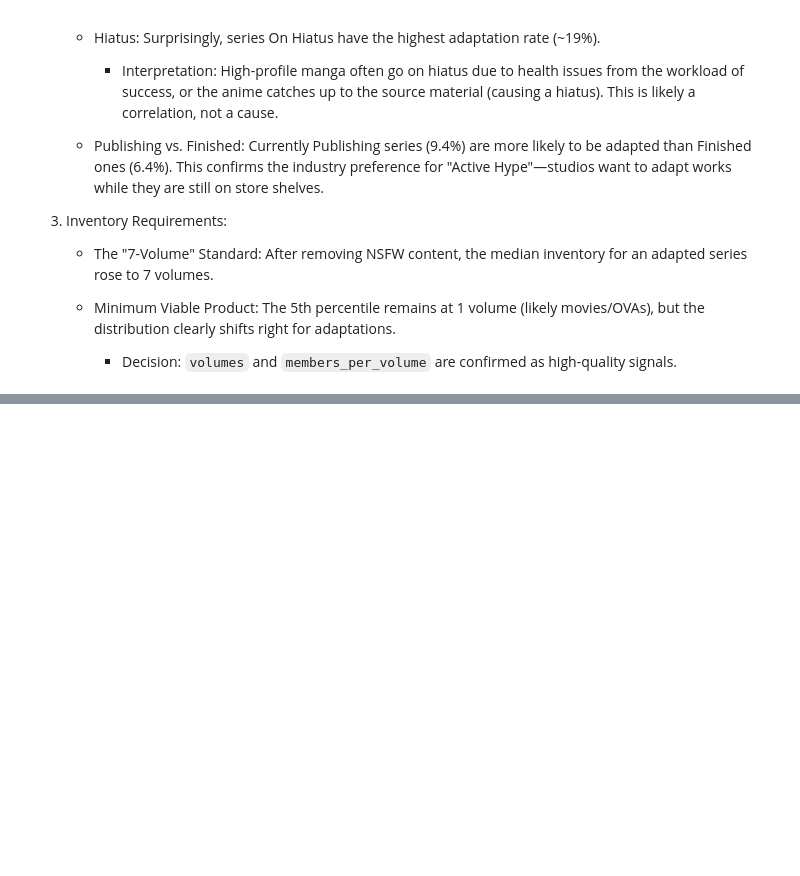
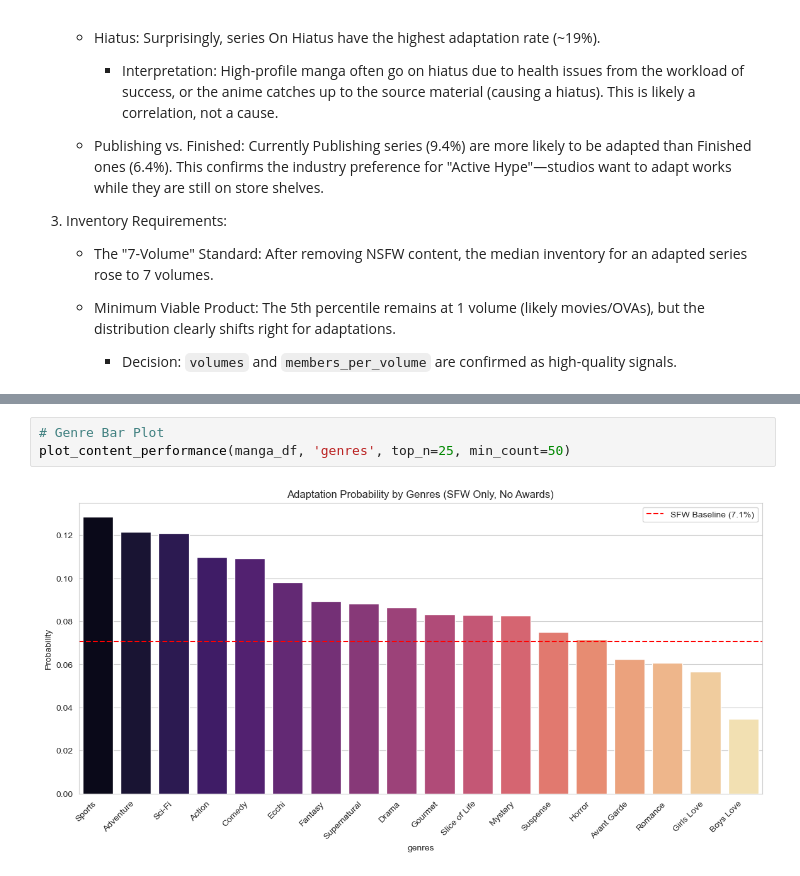
Before and after one commit to kennethyyoung/MyAnimeList_Manga_Analysis, a Jupyter notebook: notebooks/analysis.ipynb, the cells around one changed output, grey strips where cells are left out. Saved outputs shown, nothing was run; the diff lists cells and outputs as text; blank space fills up the shorter version.

```diff
--- a/notebooks/analysis.ipynb
+++ b/notebooks/analysis.ipynb
@@ -981,0 +1060,5 @@ Minimum Viable Length (5th Percentile): 1.0 volumes
+# %%
+# Genre Bar Plot
+plot_content_performance(manga_df, 'genres', top_n=25, min_count=50)
+# %% [output]
+[figure, added]
```
Also changed, not shown: parts of 27 cells of this notebook.
